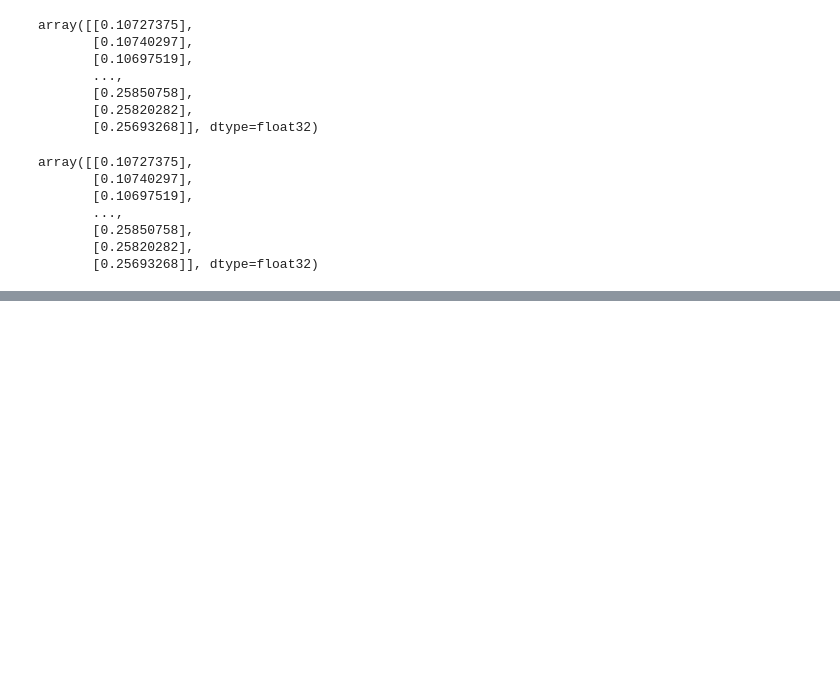
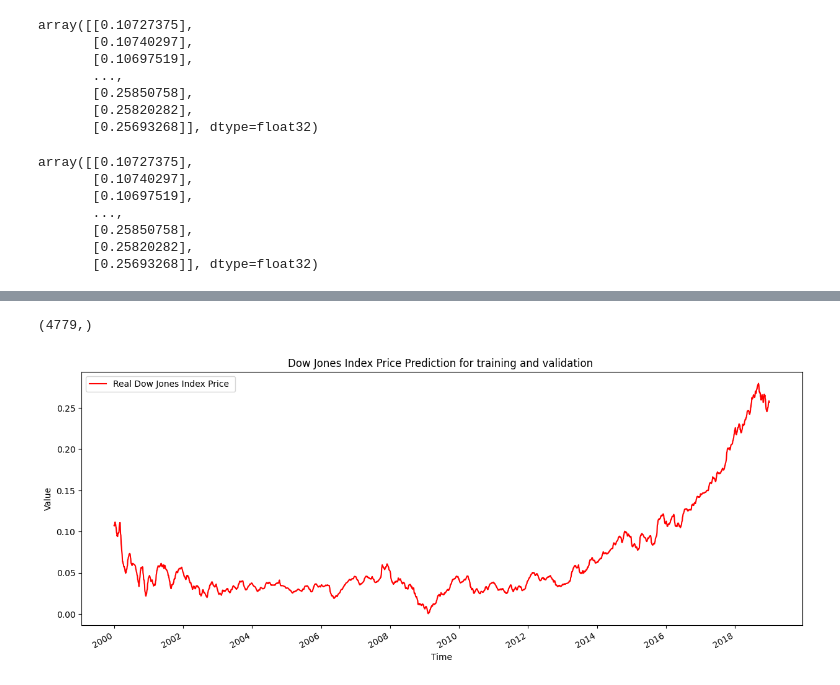
Before and after one commit to KaneZhao/deep-learning-assignments, a Jupyter notebook: assignment3/Assignment3.ipynb, the cells around one changed output, grey strips where cells are left out. Cells and saved outputs as stored; diff of their text form; code cells hidden in the pictures; blank space fills up the shorter version.

```diff
--- a/assignment3/Assignment3.ipynb
+++ b/assignment3/Assignment3.ipynb
@@ -290,0 +266,21 @@ plt.show()
+# %%
+df1.index[:training_size-20:].shape
+# %% [output]
+(4779,)
+# %%
+figure, axes = plt.subplots(figsize=(15, 6))
+
+
+axes.plot(df1.index[:training_size-20:], train_predict, color = 'red', label = 'Real Dow Jones Index Price ')
+# axes.plot(X_bigtrain_raw.index[seq:], y_pred, color = 'blue', label = 'Predicted Dow Jones Index Price ')
+
+plt.title('Dow Jones Index Price Prediction for training and validation ')
+# plt.axvline(x = X_bigtrain_raw.index[len(X_train_seq)+seq], color = 'g', label = 'training data cutoff')
+plt.xlabel('Time')
+plt.ylabel('Value')
+plt.gcf().autofmt_xdate()
+plt.legend()
+
+plt.show()
+# %% [output]
+[figure, added]
```
Also changed, not shown: parts of 26 cells of this notebook.
